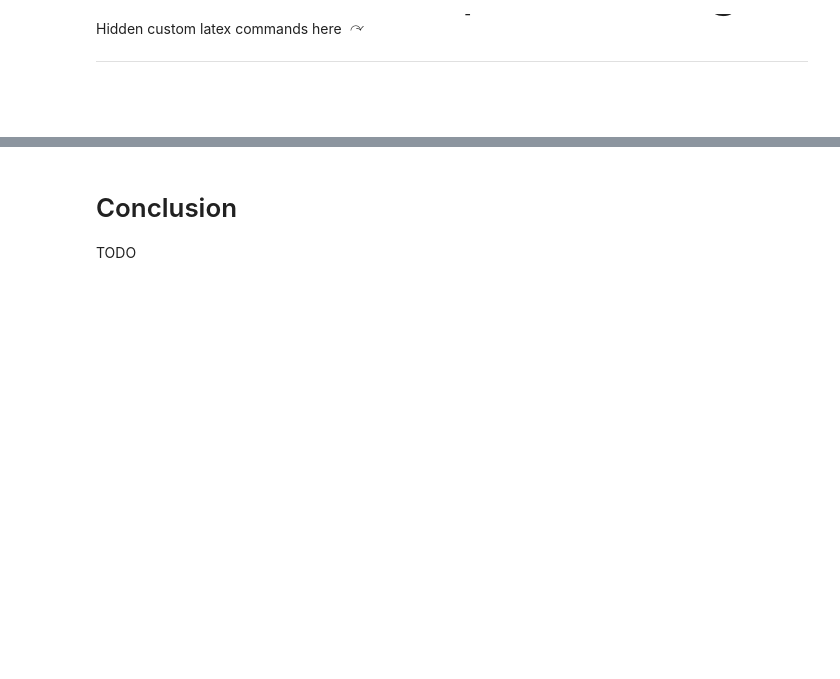
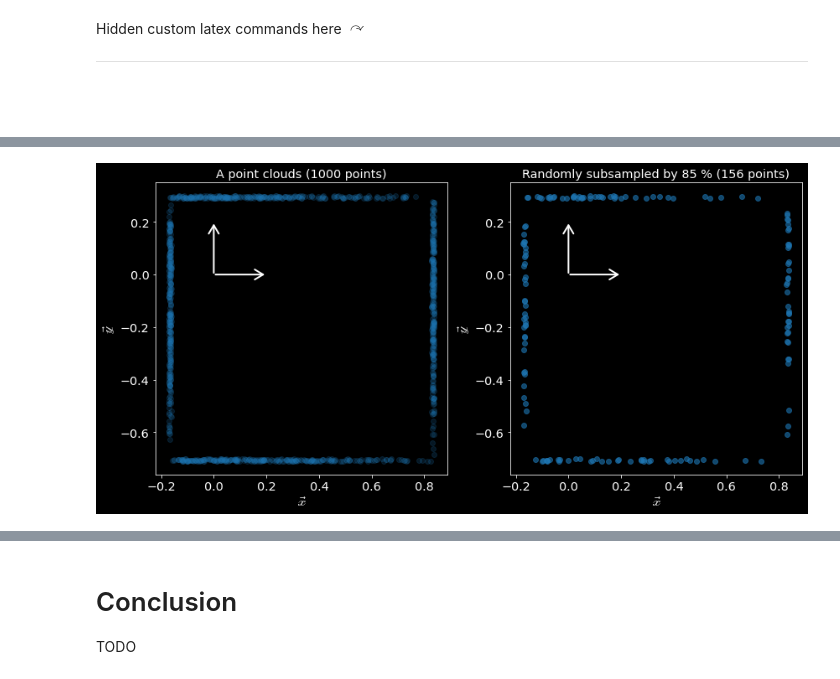
Before and after one commit to norlab-ulaval/percep3d_lessons, a Jupyter notebook: registration/2-lesson_processing.ipynb, the cells around one changed output, grey strips where cells are left out. Saved outputs shown, nothing was run; the diff lists cells and outputs as text; code cells hidden in the pictures; blank space fills up the shorter version.

```diff
--- a/registration/2-lesson_processing.ipynb
+++ b/registration/2-lesson_processing.ipynb
@@ -258,0 +177,26 @@ where $\text{normal}(\point{p})$ is the normal vector inferred around point $\po
+# %%
+# Generate two point clouds
+P = build_room([1.2, 2.], [2.2, 1.5], angle=-0, nb_pts=1000)
+
+# keep some percentage of the points
+nb_pts = P.shape[1]
+theta = 0.85
+prob = np.random.uniform(size=nb_pts)
+mask = (prob > theta)
+P_prime = P[:, mask]
+
+# -----------------------
+# plotting
+fig, axs = plt.subplots(nrows=1, ncols=2, figsize=(12,6))
+
+ax=axs[0]
+draw_point_clouds(ax, P=P, alpha=0.2)
+ax.set_title("A point clouds (%i points)" % nb_pts);
+
+ax=axs[1]
+draw_point_clouds(ax, P=P_prime, alpha=0.6)
+ax.set_title("Randomly subsampled by %.0f %% (%i points)" % ((theta*100.), P_prime.shape[1]));
+
+fig.tight_layout()
+# %% [output]
+[figure, added]
```
Also changed, not shown: parts of 11 cells of this notebook, 2 other files.
